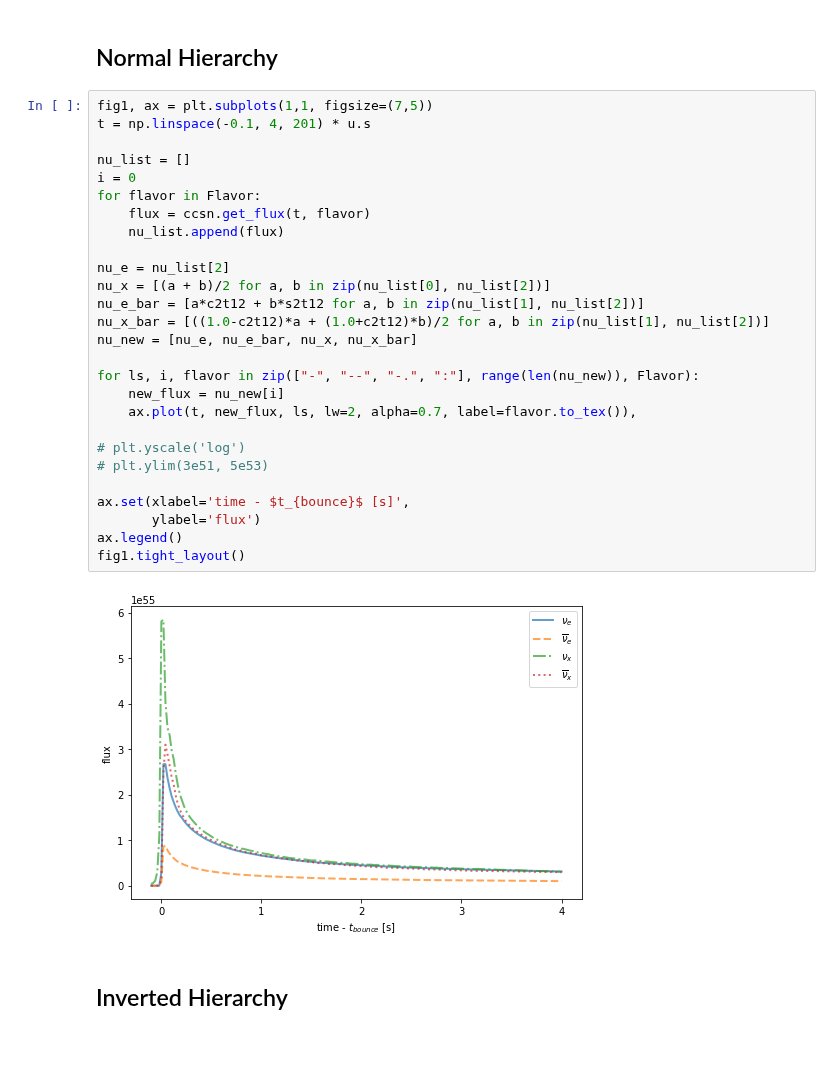
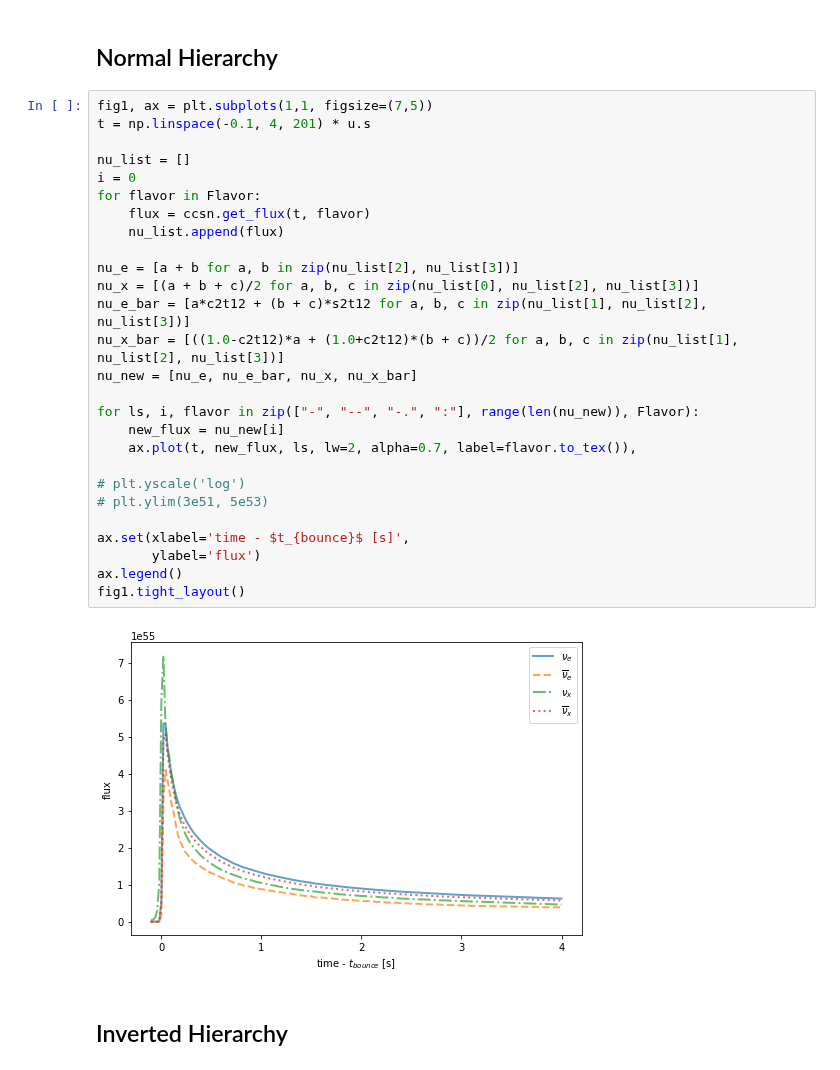
Before and after one commit to icecube/ASTERIA, a Jupyter notebook: docs/nb/supernova_mixing.ipynb, the cells around one changed output. Saved outputs shown, nothing was run; the diff lists cells and outputs as text.

Commit message:
Update supernova_mixing.ipynb
Fixed minor error in inverted mixing calculation.
Added brief documentation to comparison plots.
Corrected individual mixing calculations to account for nu_x_bar flux

```diff
--- a/docs/nb/supernova_mixing.ipynb
+++ b/docs/nb/supernova_mixing.ipynb
@@ -55,32 +53,32 @@ fig.tight_layout()
 # %%
 fig1, ax = plt.subplots(1,1, figsize=(7,5))
 t = np.linspace(-0.1, 4, 201) * u.s
 
 nu_list = []
 i = 0
 for flavor in Flavor:
     flux = ccsn.get_flux(t, flavor)
     nu_list.append(flux)
 
-nu_e = nu_list[2]
-nu_x = [(a + b)/2 for a, b in zip(nu_list[0], nu_list[2])]
-nu_e_bar = [a*c2t12 + b*s2t12 for a, b in zip(nu_list[1], nu_list[2])]
-nu_x_bar = [((1.0-c2t12)*a + (1.0+c2t12)*b)/2 for a, b in zip(nu_list[1], nu_list[2])]
+nu_e = [a + b for a, b in zip(nu_list[2], nu_list[3])]
+nu_x = [(a + b + c)/2 for a, b, c in zip(nu_list[0], nu_list[2], nu_list[3])]
+nu_e_bar = [a*c2t12 + (b + c)*s2t12 for a, b, c in zip(nu_list[1], nu_list[2], nu_list[3])]
+nu_x_bar = [((1.0-c2t12)*a + (1.0+c2t12)*(b + c))/2 for a, b, c in zip(nu_list[1], nu_list[2], nu_list[3])]
 nu_new = [nu_e, nu_e_bar, nu_x, nu_x_bar]
 
 for ls, i, flavor in zip(["-", "--", "-.", ":"], range(len(nu_new)), Flavor):
     new_flux = nu_new[i]
     ax.plot(t, new_flux, ls, lw=2, alpha=0.7, label=flavor.to_tex()),
 
 # plt.yscale('log')
 # plt.ylim(3e51, 5e53)
 
 ax.set(xlabel='time - $t_{bounce}$ [s]',
        ylabel='flux')
 ax.legend()
 fig1.tight_layout()
 # %% [output]
-[figure, old version]
+[figure, new version]
 # %% [markdown]
 ## Inverted Hierarchy
 # %%
```
Also changed, not shown: parts of 4 cells of this notebook.
